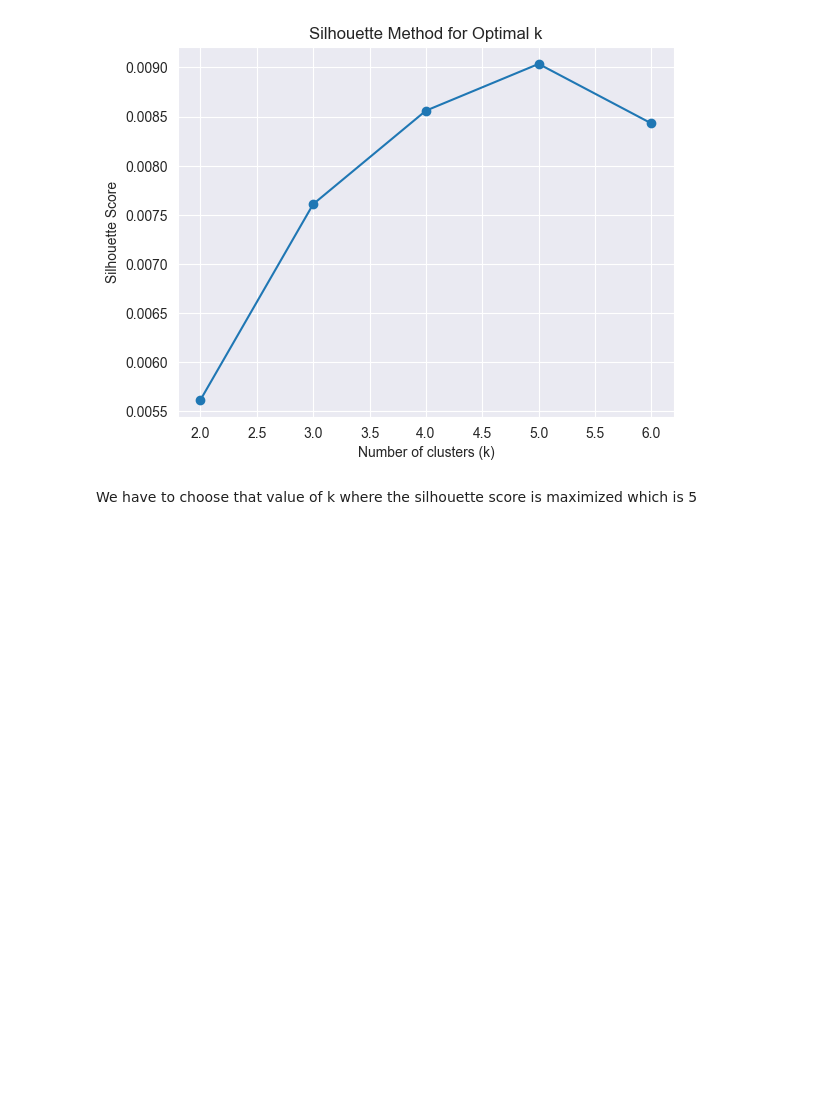
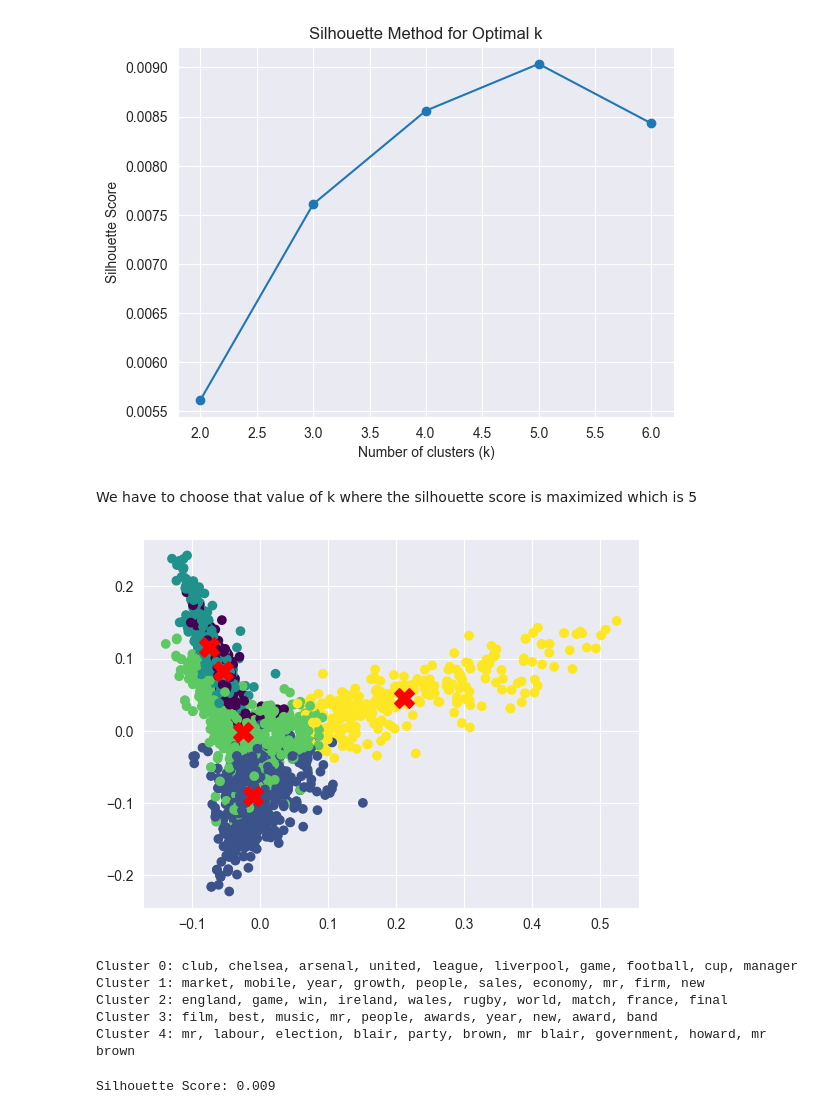
Before and after one commit to namitabagri/News-Segmentation, a Jupyter notebook: main.ipynb, the cells around one changed output. Cells and saved outputs as stored; diff of their text form; code cells hidden in the pictures; blank space fills up the shorter version.

Commit message:
clustering with updates K

```diff
--- a/main.ipynb
+++ b/main.ipynb
@@ -192,3 +192,15 @@ plt.show()
 [figure]
 # %% [markdown]
 We have to choose that value of k where the silhouette score is maximized which is 5
+# %%
+kmeans = KMeans(n_clusters=5, random_state=42)
+# %%
+labels = kmeans.fit_predict(X_merged)
+centers_reduced = pca.transform(kmeans.cluster_centers_)
+# %%
+plt.scatter(X_reduced[:,0], X_reduced[:,1], c=labels, cmap='viridis')
+plt.scatter(centers_reduced[:,0], centers_reduced[:,1],
+            s=200, c='red', marker='X')
+plt.show()
+# %% [output]
+[figure, added]
@@ -194,0 +209,14 @@ We have to choose that value of k where the silhouette score is maximized which
+# %%
+for cluster, words in top_words.items():
+    print(f"Cluster {cluster}: {', '.join(words)}")
+# %% [output]
+Cluster 0: club, chelsea, arsenal, united, league, liverpool, game, football, cup, manager
+Cluster 1: market, mobile, year, growth, people, sales, economy, mr, firm, new
+Cluster 2: england, game, win, ireland, wales, rugby, world, match, france, final
+Cluster 3: film, best, music, mr, people, awards, year, new, award, band
+Cluster 4: mr, labour, election, blair, party, brown, mr blair, government, howard, mr brown
+# %%
+score = silhouette_score(X_merged, labels)
+print(f"Silhouette Score: {score:.3f}")
+# %% [output]
+Silhouette Score: 0.009
```
Also changed, not shown: parts of 1 cell of this notebook.
